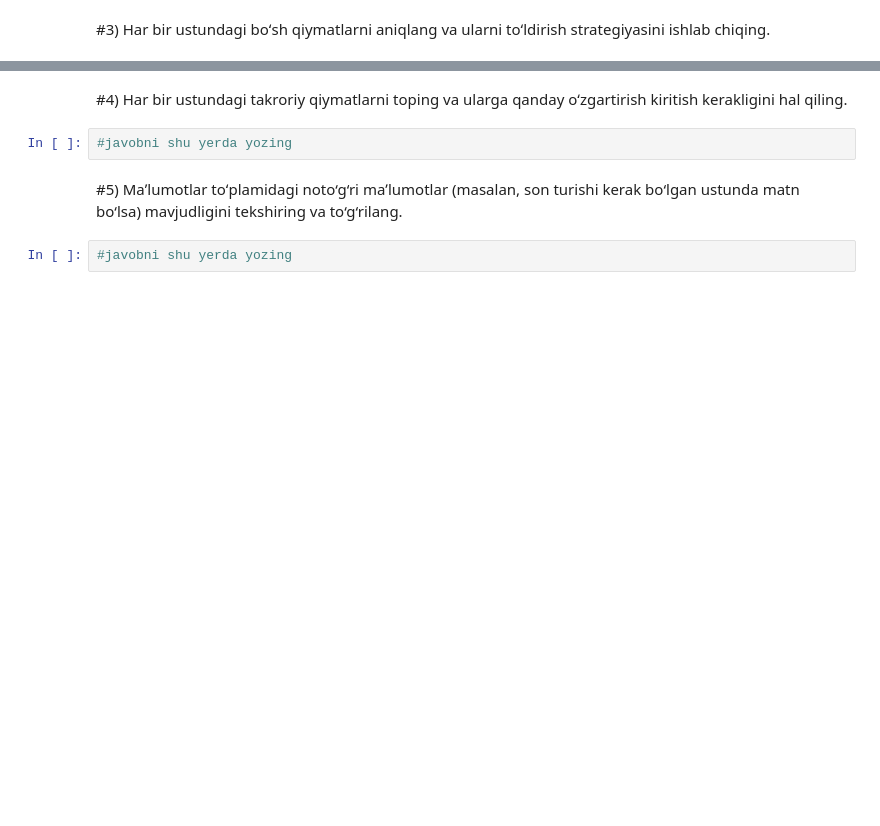
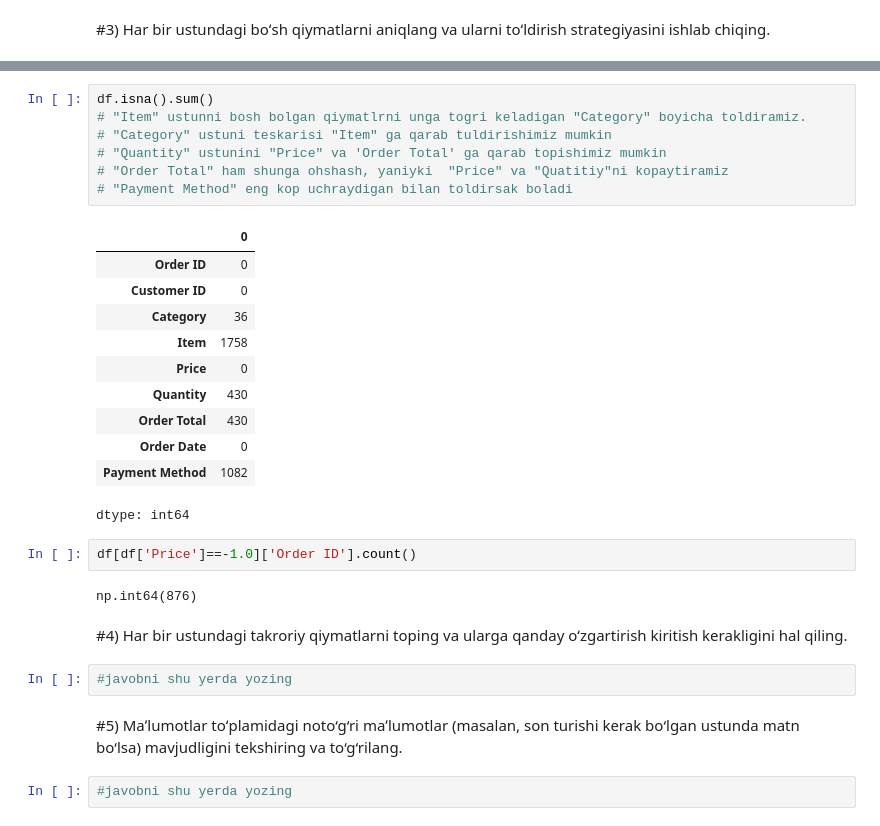
Before and after one commit to IlyasNasirov/notebook, a Jupyter notebook: 11_MAʼLUMOTLARNI_TAYYORLASH_11_28_YAKUNIY_AMALIY_VAZIFA.ipynb, the cells around one changed output, grey strips where cells are left out. Drawn from its saved outputs; the diff is of its cells as text; blank space fills up the shorter version.

```diff
--- a/11_MAʼLUMOTLARNI_TAYYORLASH_11_28_YAKUNIY_AMALIY_VAZIFA.ipynb
+++ b/11_MAʼLUMOTLARNI_TAYYORLASH_11_28_YAKUNIY_AMALIY_VAZIFA.ipynb
@@ -52 +99,24 @@ df.head()
+# %%
+df.isna().sum()
+# "Item" ustunni bosh bolgan qiymatlrni unga togri keladigan "Category" boyicha toldiramiz.
+# "Category" ustuni teskarisi "Item" ga qarab tuldirishimiz mumkin
+# "Quantity" ustunini "Price" va 'Order Total' ga qarab topishimiz mumkin
+# "Order Total" ham shunga ohshash, yaniyki  "Price" va "Quatitiy"ni kopaytiramiz
+# "Payment Method" eng kop uchraydigan bilan toldirsak boladi
+# %% [output]
+|  | 0 |
+| Order ID | 0 |
+| Customer ID | 0 |
+| Category | 36 |
+| Item | 1758 |
+| Price | 0 |
+| Quantity | 430 |
+| Order Total | 430 |
+| Order Date | 0 |
+| Payment Method | 1082 |
+dtype: int64
+# %%
+df[df['Price']==-1.0]['Order ID'].count()
+# %% [output]
+np.int64(876)
 # %% [markdown]
```
Also changed, not shown: parts of 7 cells of this notebook.
